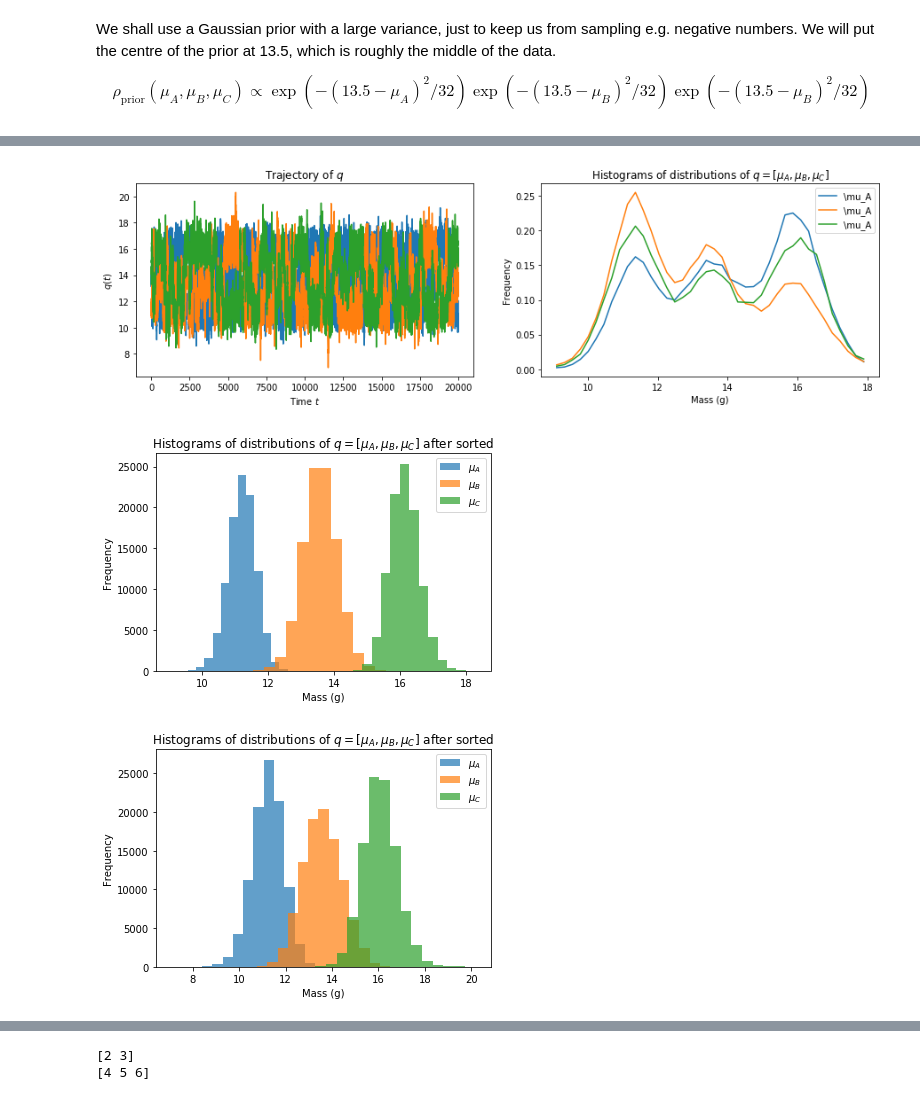
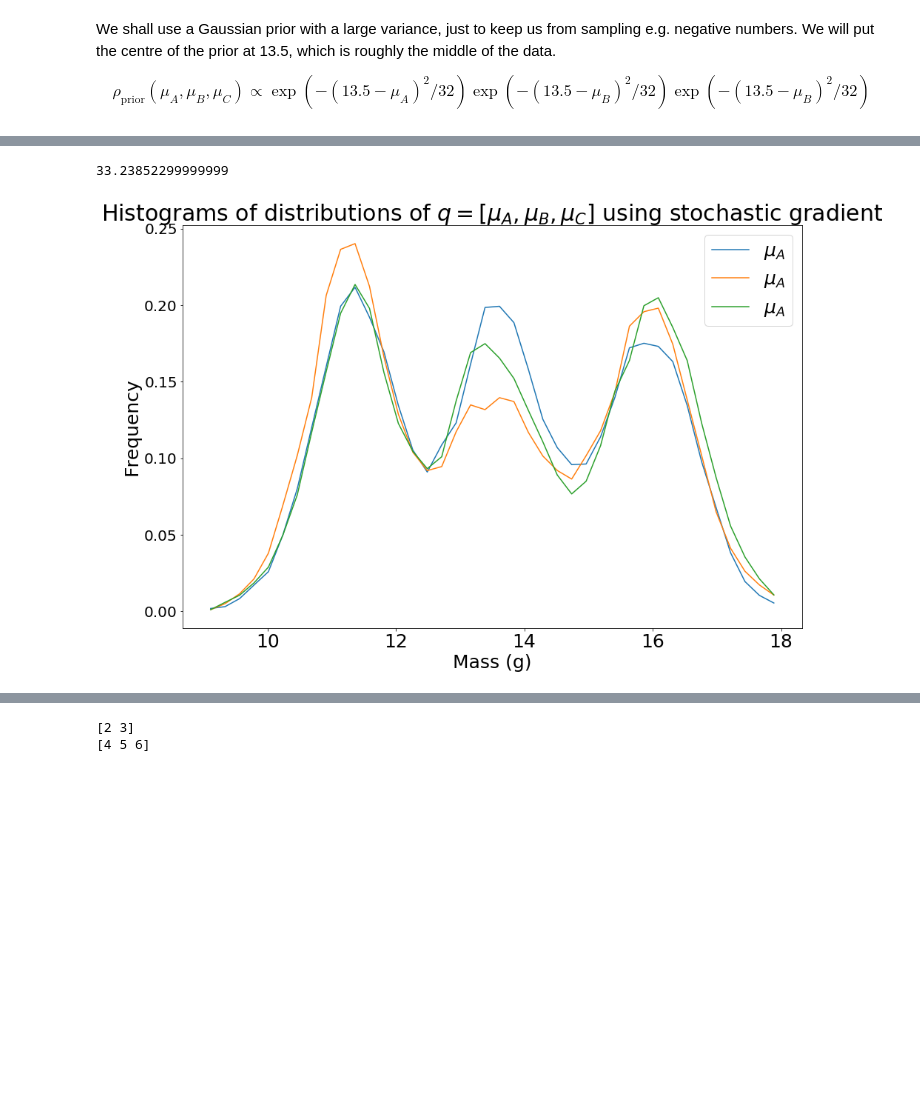
Before and after one commit to mohammeddonia/RSCAM-GradNoise, a Jupyter notebook: Tomatoes Testing.ipynb, the cells around one changed output, grey strips where cells are left out. Drawn from its saved outputs; the diff is of its cells as text; code cells hidden in the pictures; blank space fills up the shorter version.

```diff
--- a/Tomatoes Testing.ipynb
+++ b/Tomatoes Testing.ipynb
@@ -281,75 +298,38 @@ def run_simulation_with_noise( q0,p0, Nsteps, h, step_function, Y, batch_size):
     t_traj = np.array(t_traj)
 
     return q_traj, p_traj, t_traj
+# %%
+
+Nsteps = 100000
+h = 0.2
+
+tic = time.clock()
+# Run one long trajectory of Nsteps, using the ABO scheme
+q_traj_noise, p_traj, t_traj = run_simulation_with_noise(q0, p0, Nsteps , h, HMC_with_noise, Y, 3)
+toc = time.clock()
+print(toc - tic)
+# %% [output]
+33.23852299999999
 # %%
-Nsteps = 100000
-h = 0.2
-
-# Run one long trajectory of Nsteps, using the ABO scheme
-q_traj_noise, p_traj, t_traj = run_simulation_with_noise(q0, p0, Nsteps , h, HMC_with_noise, Y, 1)
+fig = plt.figure(figsize=[15,10])
+plt.rcParams.update({'font.size': 25})
 
 
-fig = plt.figure(figsize=[15,4])
-
-plt.subplot(1,2,1)
-plt.plot( t_traj, q_traj_noise )
-plt.title('Trajectory of $q$')
-plt.ylabel('$q(t)$')
-plt.xlabel('Time $t$')
-
-plt.subplot(1,2,2)
 hist1,bins1 = np.histogram(q_traj_noise[:,0], bins=40,range=[9,18], density=True)
 midx1 = (bins1[0:-1]+bins1[1:])/2
 hist2,bins2 = np.histogram(q_traj_noise[:,1], bins=40,range=[9,18], density=True)
 midx2 = (bins2[0:-1]+bins2[1:])/2
 hist3,bins3 = np.histogram(q_traj_noise[:,2], bins=40,range=[9,18], density=True)
 midx3 = (bins3[0:-1]+bins3[1:])/2
 plt.plot(midx1,hist1,label='$\mu_A$')
 plt.plot(midx2,hist2,label='$\mu_A$')
 plt.plot(midx3,hist3,label='$\mu_A$')
 
-plt.title('Histograms of distributions of $q = [\mu_A, \mu_B, \mu_C]$')
+
+plt.title('Histograms of distributions of $q = [\mu_A, \mu_B, \mu_C]$ using stochastic gradient')
 plt.xlabel('Mass (g)')
 plt.ylabel('Frequency')
 plt.legend()
 plt.show()
 # %% [output]
-[figure, old version]
+[figure, new version]
-# %%
-
-n = q_traj.shape[0]  # get number of time steps
-q_traj_sorted = q_traj.copy()
-
-# why did you do that? sorting in axis 0 or axis 1?
-# why didn't you use the q_traj_noise
-for k in range(n):
-    q_traj_sorted[k] = np.sort(q_traj[k])
-
-plt.hist(q_traj_sorted[:,0], bins=15,label='$\mu_A$', alpha=0.7)
-plt.hist(q_traj_sorted[:,1], bins=15, label='$\mu_B$',alpha=0.7)
-plt.hist(q_traj_sorted[:,2], bins=15, label='$\mu_C$',alpha=0.7)
-plt.title('Histograms of distributions of $q = [\mu_A, \mu_B, \mu_C]$ after sorted')
-plt.xlabel('Mass (g)')
-plt.ylabel('Frequency')
-plt.legend()
-plt.show()
-
-
-
-n = q_traj.shape[0]  # get number of time steps
-q_traj_sorted = q_traj_noise.copy()
-
-for k in range(n):
-    q_traj_sorted[k] = np.sort(q_traj_noise[k])
-
-plt.hist(q_traj_sorted[:,0], bins=15,label='$\mu_A$', alpha=0.7)
-plt.hist(q_traj_sorted[:,1], bins=15, label='$\mu_B$',alpha=0.7)
-plt.hist(q_traj_sorted[:,2], bins=15, label='$\mu_C$',alpha=0.7)
-plt.title('Histograms of distributions of $q = [\mu_A, \mu_B, \mu_C]$ after sorted')
-plt.xlabel('Mass (g)')
-plt.ylabel('Frequency')
-plt.legend()
-plt.show()
-# %% [output]
-[figure, removed]
-[figure, removed]
```
Also changed, not shown: parts of 19 cells of this notebook, 1 other file.
